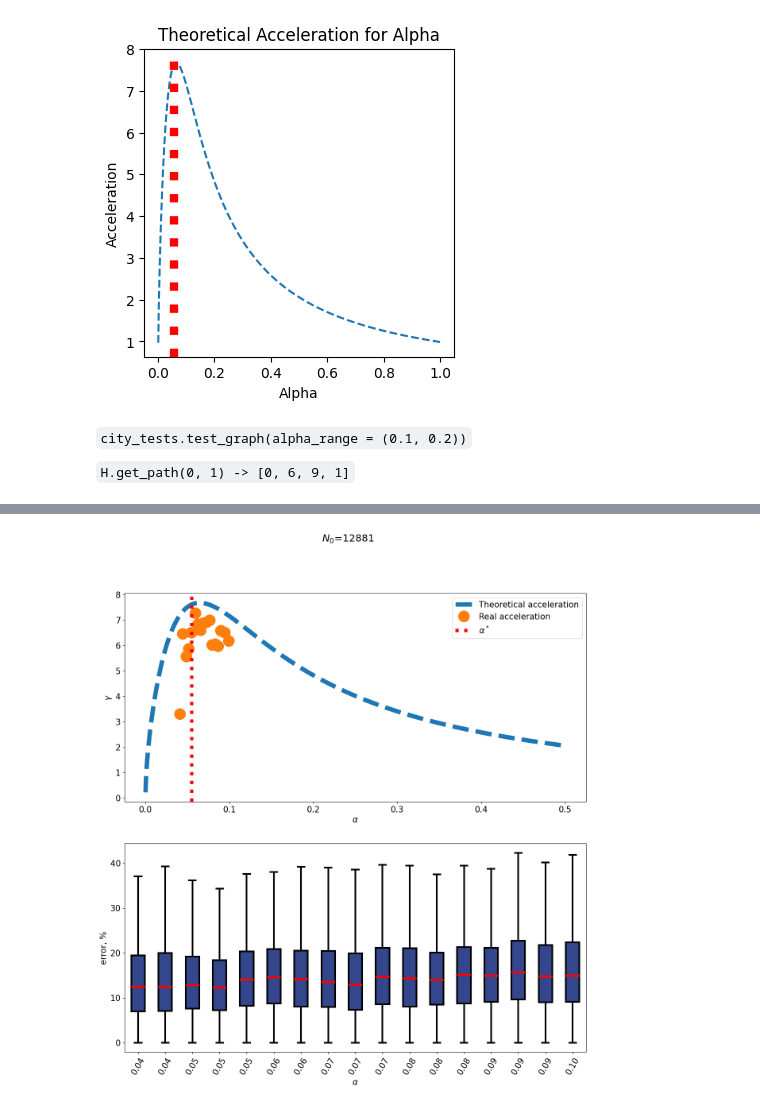
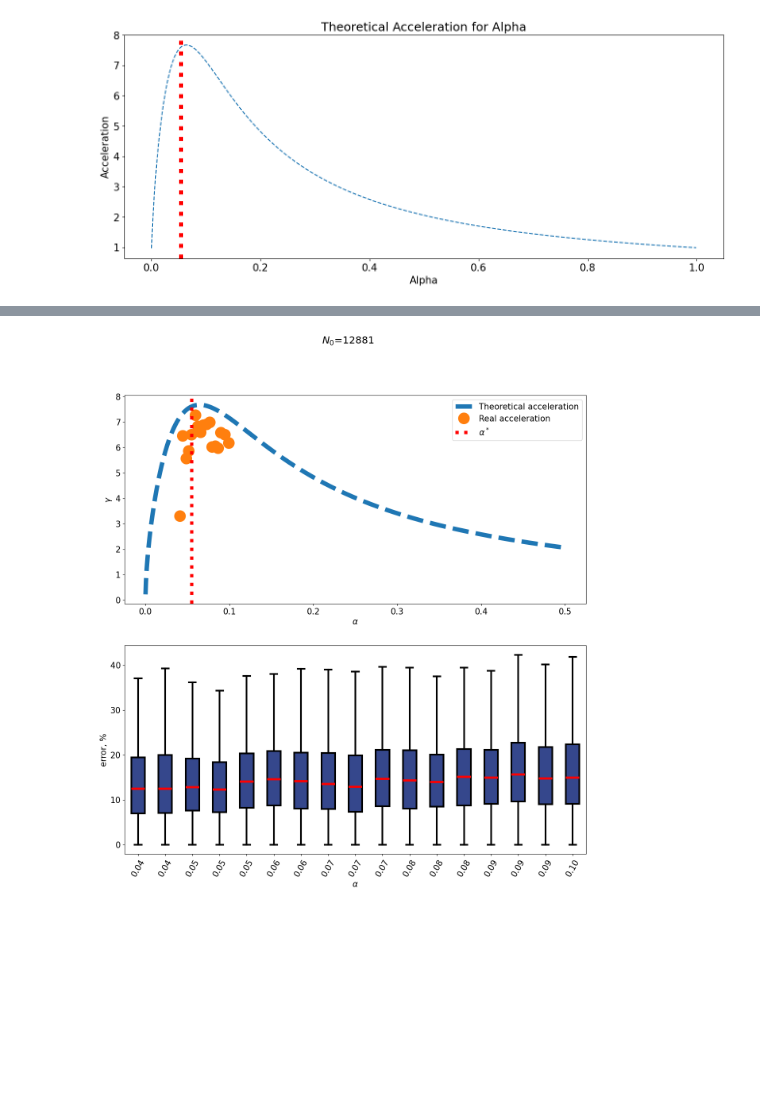
Before and after one commit to NikitaNikolaevich/graph-topology-in-routing-problems, a Jupyter notebook: examples/examples.ipynb, the cells around one changed output, grey strips where cells are left out. Cells and saved outputs as stored; diff of their text form; code cells hidden in the pictures; blank space fills up the shorter version.

````diff
--- a/examples/examples.ipynb
+++ b/examples/examples.ipynb
@@ -11,15 +11,11 @@ from ride.plot_functions import (plot_city_results,
 from tests import city_tests
 from ride.utils import DataGetter
 # %%
-id = '44915'
-graph = DataGetter.download_graph(id=id) # OSM
+id = '44915' # or 'R44915'
+graph = DataGetter.download_graph(id=id)
 N = graph.number_of_nodes()
-plot_theoretical_acceleration(N, (4,4))
+plot_theoretical_acceleration(N, (16,6))
 # %% [output]
-[figure, old version]
+[figure, new version]
-# %% [markdown]
-```city_tests.test_graph(alpha_range = (0.1, 0.2))```
-
-`H.get_path(0, 1) -> [0, 6, 9, 1]`
 # %%
 H = city_tests.test_graph(graph, f'{id}', id, logs=True, alg='dijkstra', alpha_range=(0.04, 0.1))
````
Also changed, not shown: parts of 2 cells of this notebook, 24 other files.
